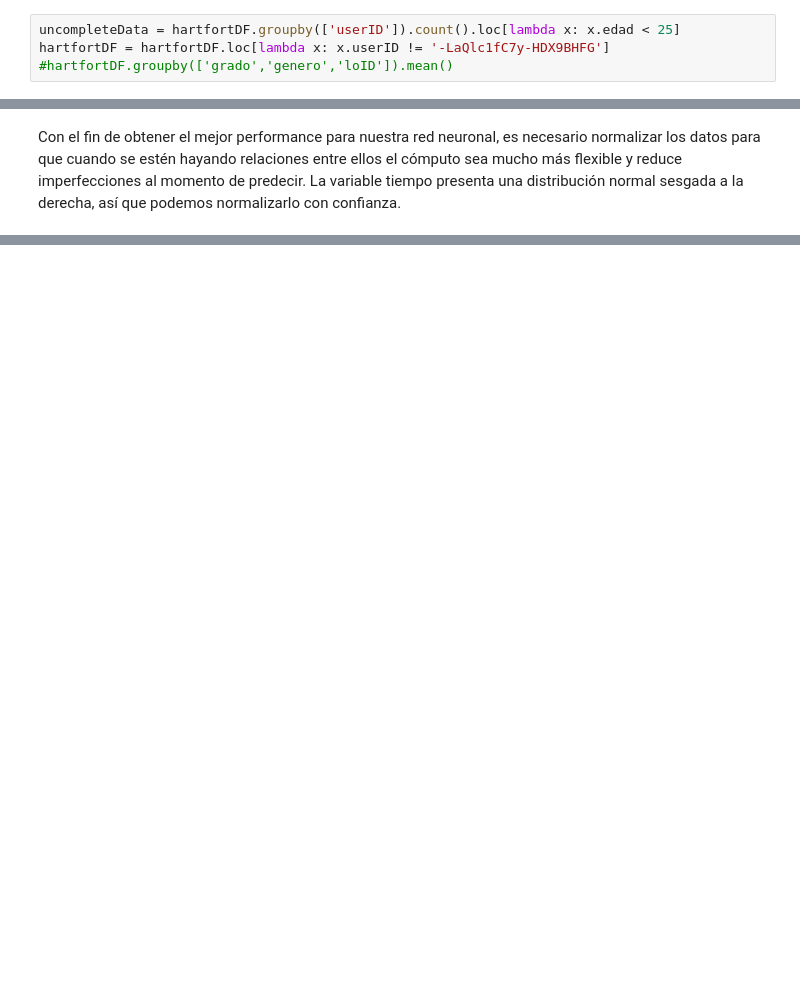
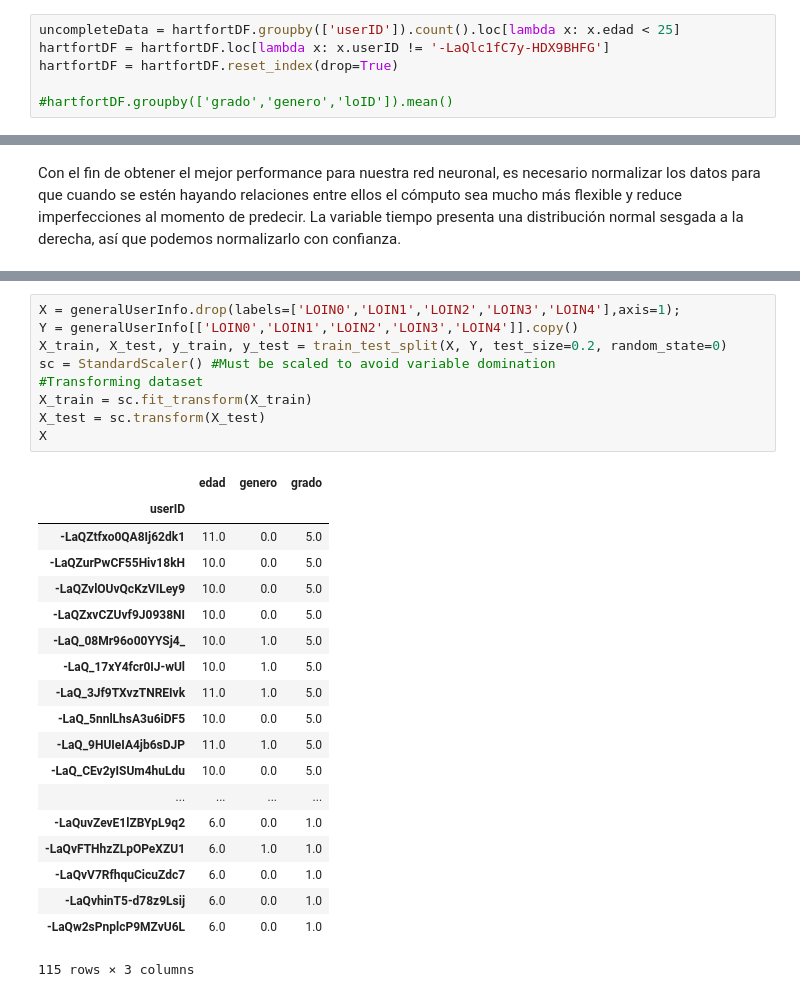
Before and after one commit to Schurches/PFSumasNN, a Jupyter notebook: DataAnalytics.ipynb, the cells around one changed output, grey strips where cells are left out. Cells and saved outputs as stored; diff of their text form; blank space fills up the shorter version.

```diff
--- a/DataAnalytics.ipynb
+++ b/DataAnalytics.ipynb
@@ -97,6 +100,8 @@ Acto seguido, eliminará al usuario con número de ejercicios incompleto. Para s
 # %%
 uncompleteData = hartfortDF.groupby(['userID']).count().loc[lambda x: x.edad < 25]
 hartfortDF = hartfortDF.loc[lambda x: x.userID != '-LaQlc1fC7y-HDX9BHFG']
+hartfortDF = hartfortDF.reset_index(drop=True)
+
 #hartfortDF.groupby(['grado','genero','loID']).mean()
 # %% [markdown]
 Como eliminamos datos, es necesario reajustar los indices que tiene cada registro en el dataset.
@@ -213,3 +196,32 @@ X_test = sc.transform(X_test)
+# %%
+X = generalUserInfo.drop(labels=['LOIN0','LOIN1','LOIN2','LOIN3','LOIN4'],axis=1);
+Y = generalUserInfo[['LOIN0','LOIN1','LOIN2','LOIN3','LOIN4']].copy()
+X_train, X_test, y_train, y_test = train_test_split(X, Y, test_size=0.2, random_state=0)
+sc = StandardScaler() #Must be scaled to avoid variable domination
+#Transforming dataset
+X_train = sc.fit_transform(X_train)
+X_test = sc.transform(X_test)
+X
+# %% [output]
+|  | edad | genero | grado |
+| userID |  |  |  |
+| -LaQZtfxo0QA8Ij62dk1 | 11.0 | 0.0 | 5.0 |
+| -LaQZurPwCF55Hiv18kH | 10.0 | 0.0 | 5.0 |
+| -LaQZvlOUvQcKzVILey9 | 10.0 | 0.0 | 5.0 |
+| -LaQZxvCZUvf9J0938NI | 10.0 | 0.0 | 5.0 |
+| -LaQ_08Mr96o00YYSj4_ | 10.0 | 1.0 | 5.0 |
+| -LaQ_17xY4fcr0IJ-wUl | 10.0 | 1.0 | 5.0 |
+| -LaQ_3Jf9TXvzTNREIvk | 11.0 | 1.0 | 5.0 |
+| -LaQ_5nnlLhsA3u6iDF5 | 10.0 | 0.0 | 5.0 |
+| -LaQ_9HUIeIA4jb6sDJP | 11.0 | 1.0 | 5.0 |
+| -LaQ_CEv2yISUm4huLdu | 10.0 | 0.0 | 5.0 |
+| ... | ... | ... | ... |
+| -LaQuvZevE1lZBYpL9q2 | 6.0 | 0.0 | 1.0 |
+| -LaQvFTHhzZLpOPeXZU1 | 6.0 | 1.0 | 1.0 |
+| -LaQvV7RfhquCicuZdc7 | 6.0 | 0.0 | 1.0 |
+| -LaQvhinT5-d78z9Lsij | 6.0 | 0.0 | 1.0 |
+| -LaQw2sPnplcP9MZvU6L | 6.0 | 0.0 | 1.0 |
+115 rows × 3 columns
 # %%
 #Building the ANN
 classifier = Sequential();
```
Also changed, not shown: parts of 14 cells of this notebook.
